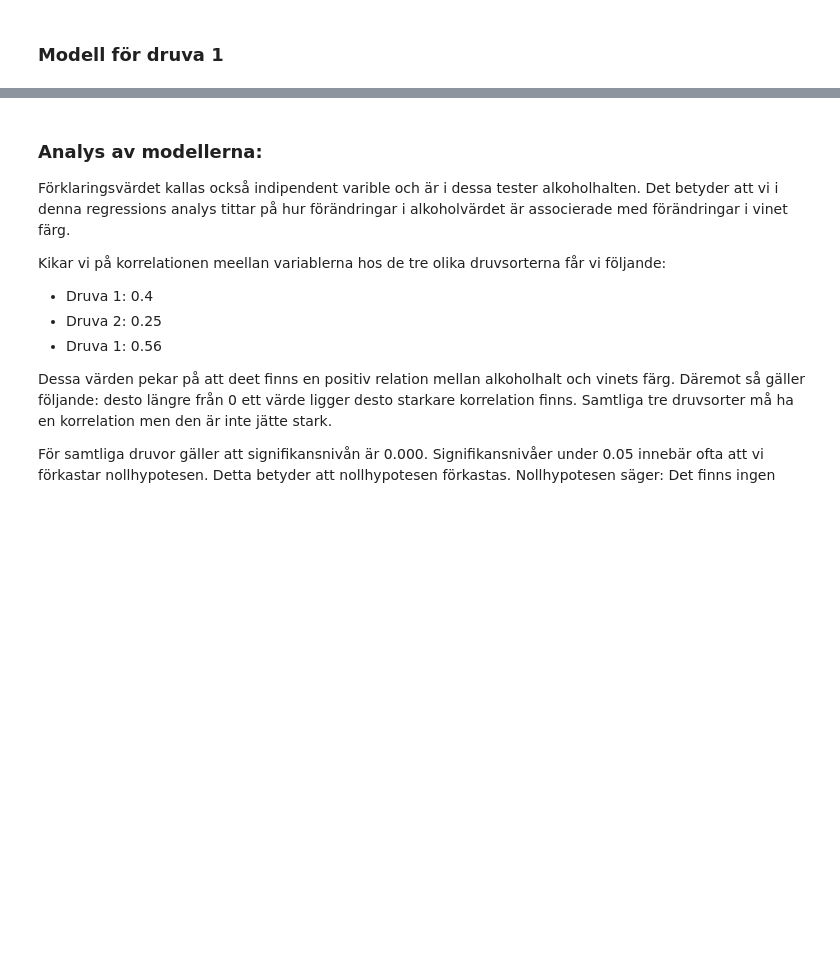
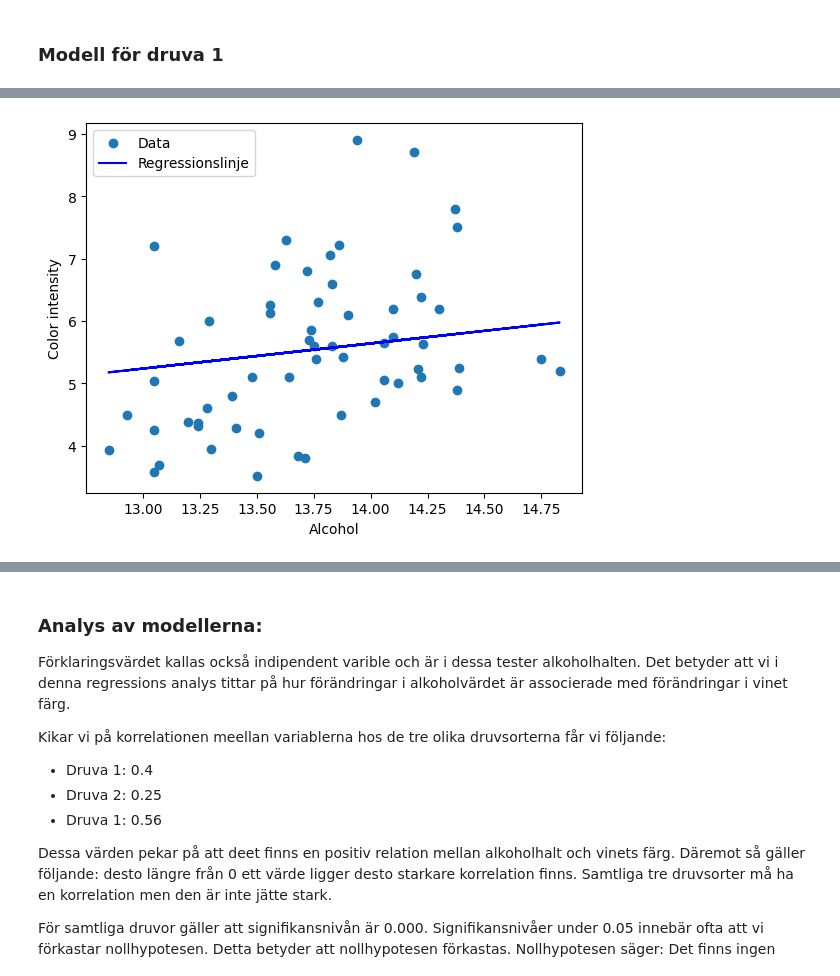
Before and after one commit to SauronGunnars/Statistiska-Metoder-Sara-Gunnars, a Jupyter notebook: slutupg_statistik.ipynb, the cells around one changed output, grey strips where cells are left out. Saved outputs shown, nothing was run; the diff lists cells and outputs as text; code cells hidden in the pictures; blank space fills up the shorter version.

```diff
--- a/slutupg_statistik.ipynb
+++ b/slutupg_statistik.ipynb
@@ -264,6 +365,18 @@ Exempelviskan vi ovan avläsa att color intesity och alcoholhalt ser ut att ha e
 Ordinary least squares är en optimiringsalgoritm som söker att finna den optimala linjen mellan datapunkter i en linjär regressionsmodell. Jag kommer här bygga en linjär regression modell med denna algoritm för att sedan kunna dra slutsater kring relation mellan vinets färg och dess alkoholhalt.
 # %% [markdown]
 ### Modell för druva 1
+# %%
+#funktion för att plotta korrelation
+def korr_plot(x,y, predictions):
+    plt.scatter(x,y, label = 'Data')
+    plt.plot(x, predictions, color = 'Blue', label = 'Regressionslinje')
+    plt.xlabel('Alcohol')
+    plt.ylabel('Color intensity')
+    plt.legend()
+    plt.show()
+
+
+    return plt
 # %%
 #imporar statmodels
 import statsmodels.api as sm
@@ -280,6 +393,10 @@ predictions = model.predict(x)
 #här summerars modellens prediktion
 model_summary = model.summary()
 print(model_summary)
+
+plot = korr_plot(x,y, predictions)
+
+print(plot)
 # %% [output]
                                  OLS Regression Results
 =======================================================================================
@@ -291,10 +408,11 @@ Time:                        22:35:55   Log-Likelihood:
 No. Observations:                  59   AIC:                                      187.5
 Df Residuals:                      58   BIC:                                      189.5
 Df Model:                           1
 Covariance Type:            nonrobust
 ==============================================================================
 ... (9 lines left out)
 
 Notes:
 [1] R² is computed without centering (uncentered) since the model does not contain a constant.
 [2] Standard Errors assume that the covariance matrix of the errors is correctly specified.
+[figure, added]
```
Also changed, not shown: parts of 23 cells of this notebook.
